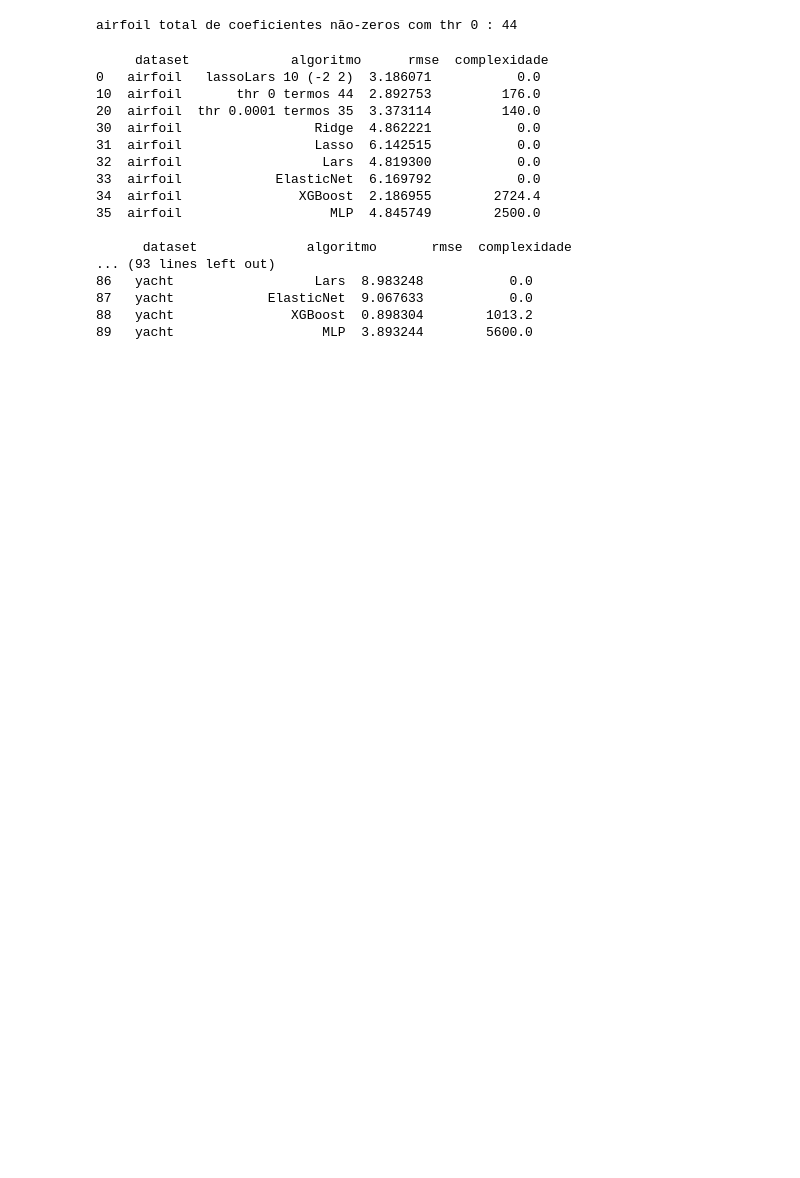
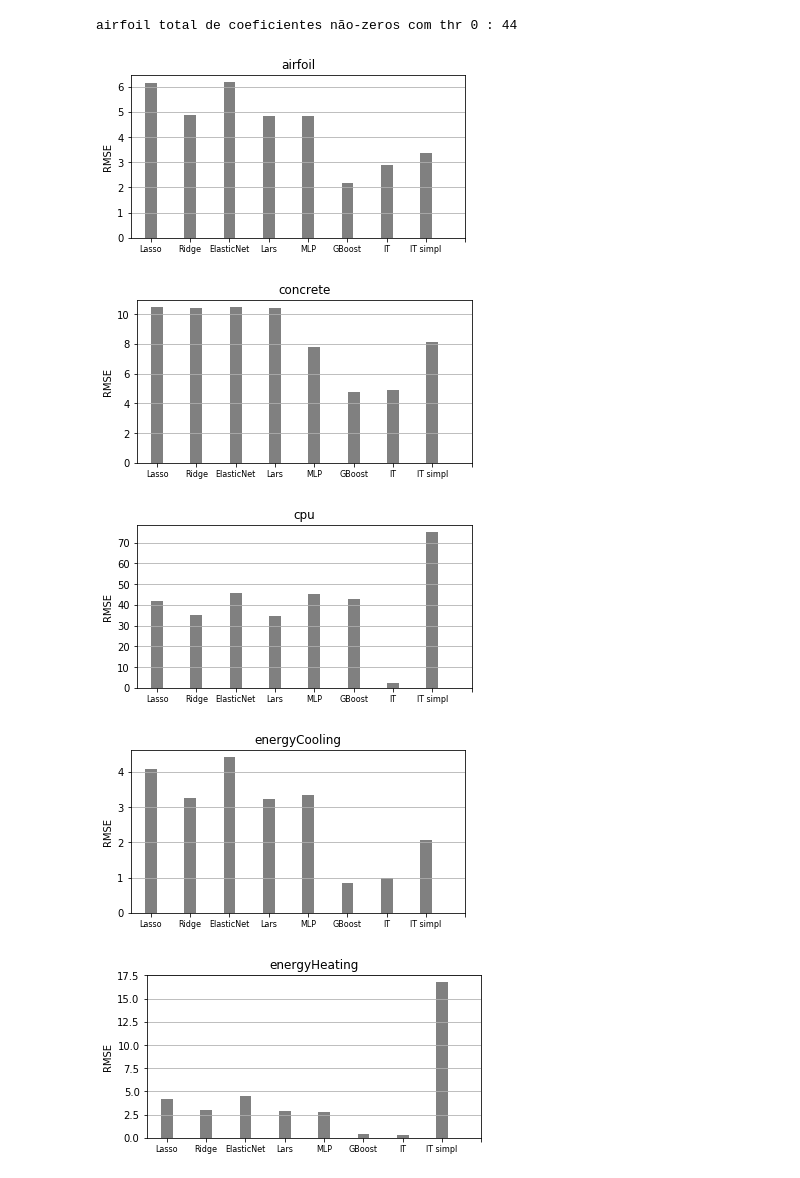
Before and after one commit to maira-lima/inter-transf, a Jupyter notebook: tests.ipynb, the cells around one changed output. Cells and saved outputs as stored; diff of their text form; code cells hidden in the pictures; blank space fills up the shorter version.

```diff
--- a/tests.ipynb
+++ b/tests.ipynb
@@ -223,25 +224,24 @@ fw.close()
 # %%
 # unir os resultados desses testes com os testes do GridSearch
 df = pd.concat([df_IT, df_GS], ignore_index=True)
-# %%
-datasets = df_IT.dataset.unique()
-for D in datasets:
-    print('\n', df.loc[df['dataset'] == D])
-# %% [output]
-     dataset             algoritmo      rmse  complexidade
-0   airfoil   lassoLars 10 (-2 2)  3.186071           0.0
-10  airfoil       thr 0 termos 44  2.892753         176.0
-20  airfoil  thr 0.0001 termos 35  3.373114         140.0
-30  airfoil                 Ridge  4.862221           0.0
-31  airfoil                 Lasso  6.142515           0.0
-32  airfoil                  Lars  4.819300           0.0
-33  airfoil            ElasticNet  6.169792           0.0
-34  airfoil               XGBoost  2.186955        2724.4
-35  airfoil                   MLP  4.845749        2500.0
-
-      dataset              algoritmo       rmse  complexidade
-... (93 lines left out)
-86   yacht                  Lars  8.983248           0.0
-87   yacht            ElasticNet  9.067633           0.0
-88   yacht               XGBoost  0.898304        1013.2
-89   yacht                   MLP  3.893244        5600.0
+# %%
+#barras para cada base de dados comparando os resultados de todos os algoritmos
+algoritmos = ['Lasso', 'Ridge', 'ElasticNet', 'Lars', 'MLP', 'GBoost', 'IT', 'IT simpl']
+datasets = df_IT.dataset.unique()
+for D in datasets:
+    S = list(df.loc[df['dataset'] == D].rmse)
+    R = (S[4], S[3], S[6], S[5], S[8], S[7], S[1], S[2])
+    plt.rc('xtick', labelsize=8)
+    plt.figure(figsize=(6, 3))
+    plt.bar(np.arange(8), R, align='center', width=0.3, color='gray')
+    plt.xticks(x, algoritmos)
+    plt.grid(b=None, which='major', axis='y')
+    plt.title(D)
+    plt.ylabel('RMSE')
+    plt.show()
+# %% [output]
+[figure, added]
+[figure, added]
+[figure, added]
+[figure, added]
+[figure, added]
```
Also changed, not shown: parts of 4 cells of this notebook.
